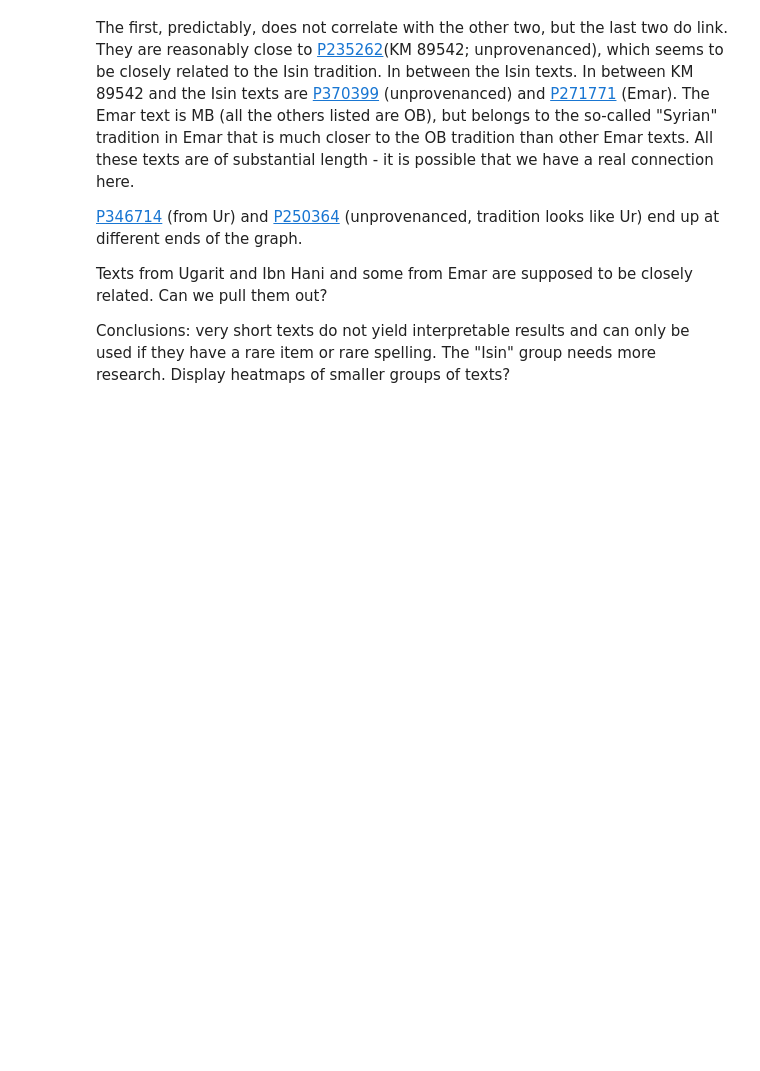
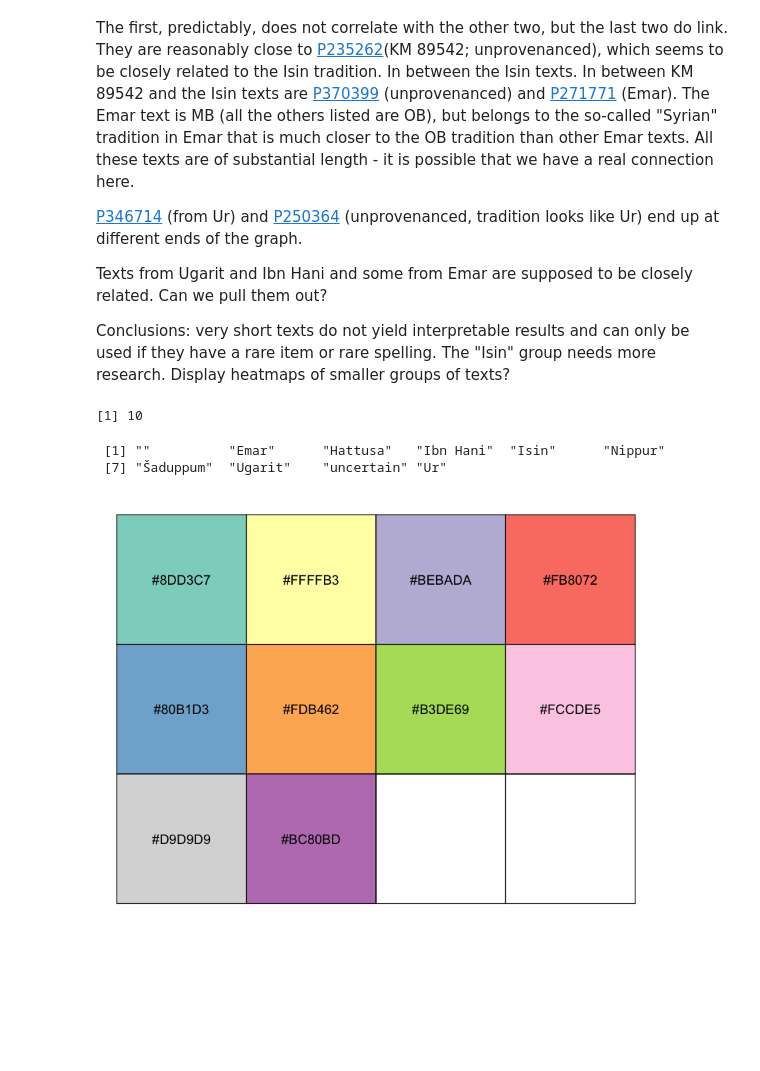
Before and after one commit to ErinBecker/digital-humanities-phylogenetics, a Jupyter notebook: scripts/05_analyze_DTM_R.ipynb, the cells around one changed output. Cells and saved outputs as stored; diff of their text form; code cells hidden in the pictures; blank space fills up the shorter version.

```diff
--- a/scripts/05_analyze_DTM_R.ipynb
+++ b/scripts/05_analyze_DTM_R.ipynb
@@ -762,15 +765,20 @@ The "Isin" group needs more research. Display heatmaps of smaller groups of text
 # %%
 # Add colors to dendrogram by provenance
 numColors = length(levels(factor(metadata$provenience)))
 numColors
 
-getPalette = colorRampPalette(brewer.pal(10, "Dark2"))
+getPalette = colorRampPalette(brewer.pal(10, "Set3"))
 
 myPalette = getPalette(numColors)
 
 names(myPalette) = levels(factor(metadata$provenience))
 print(names(myPalette))
 show_col(myPalette)
+# %% [output]
+[1] 10
+ [1] ""          "Emar"      "Hattusa"   "Ibn Hani"  "Isin"      "Nippur"
+ [7] "Šaduppum"  "Ugarit"    "uncertain" "Ur"
+[figure, added]
 # %%
 dtm_df$document = rownames(dtm_df)
 dtm_df = merge(dtm_df, metadata, by = "document")
```
Also changed, not shown: parts of 5 cells of this notebook, 3 other files.
